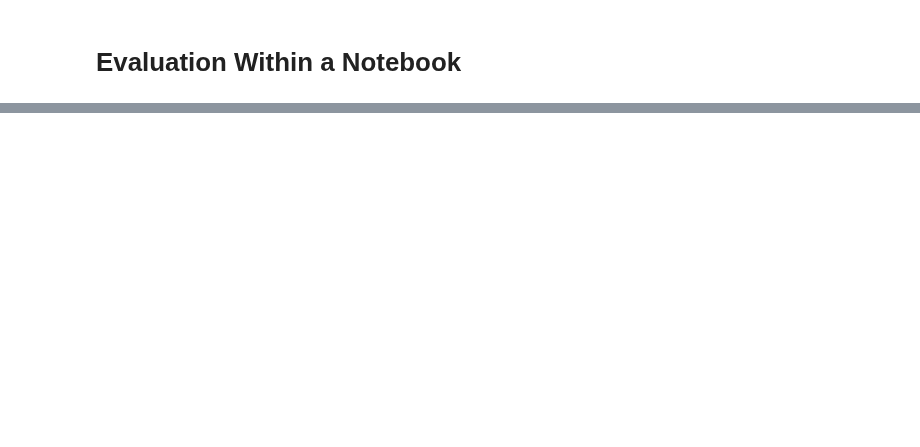
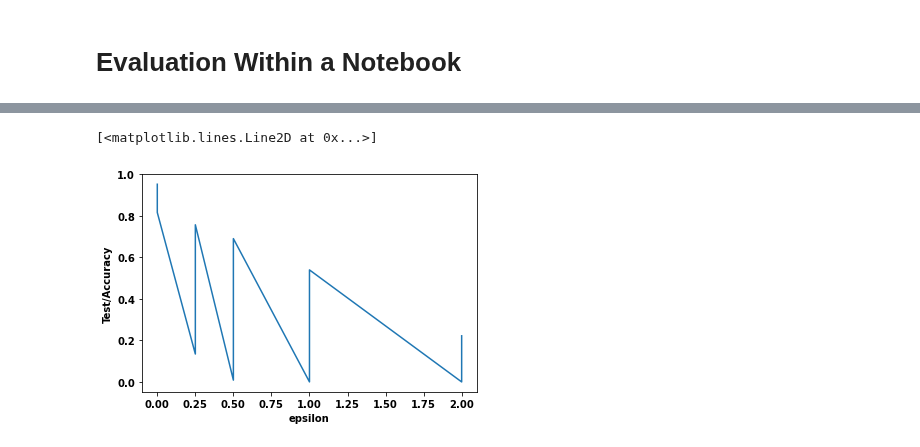
Before and after one commit to mit-ll-responsible-ai/responsible-ai-toolbox, a Jupyter notebook: experiments/madry/Experiments.ipynb, the cells around one changed output, grey strips where cells are left out. Cells and saved outputs as stored; diff of their text form; code cells hidden in the pictures; blank space fills up the shorter version.

```diff
--- a/experiments/madry/Experiments.ipynb
+++ b/experiments/madry/Experiments.ipynb
@@ -77,0 +136,5 @@ Restricted ImageNet Accuracy (epsilon=3): 80.79%
+# %%
+xdata["Test/Accuracy"].plot.line(x="epsilon")
+# %% [output]
+[<matplotlib.lines.Line2D at 0x...>]
+[figure, added]
```
Also changed, not shown: parts of 22 cells of this notebook, 2 other files.
